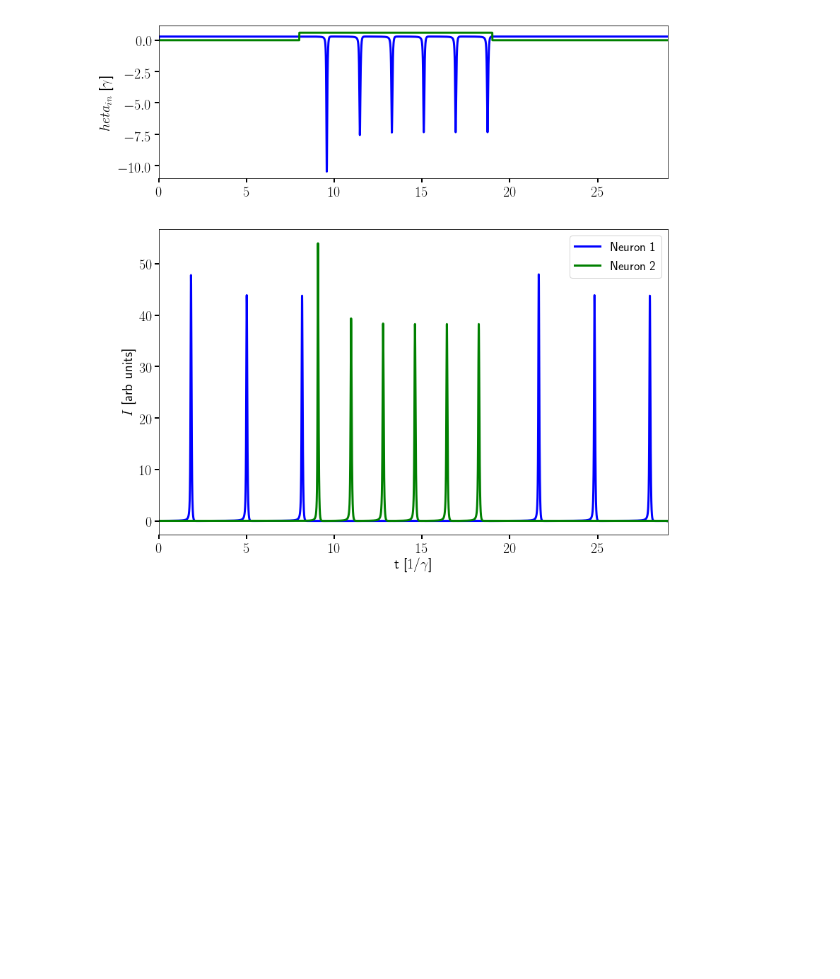
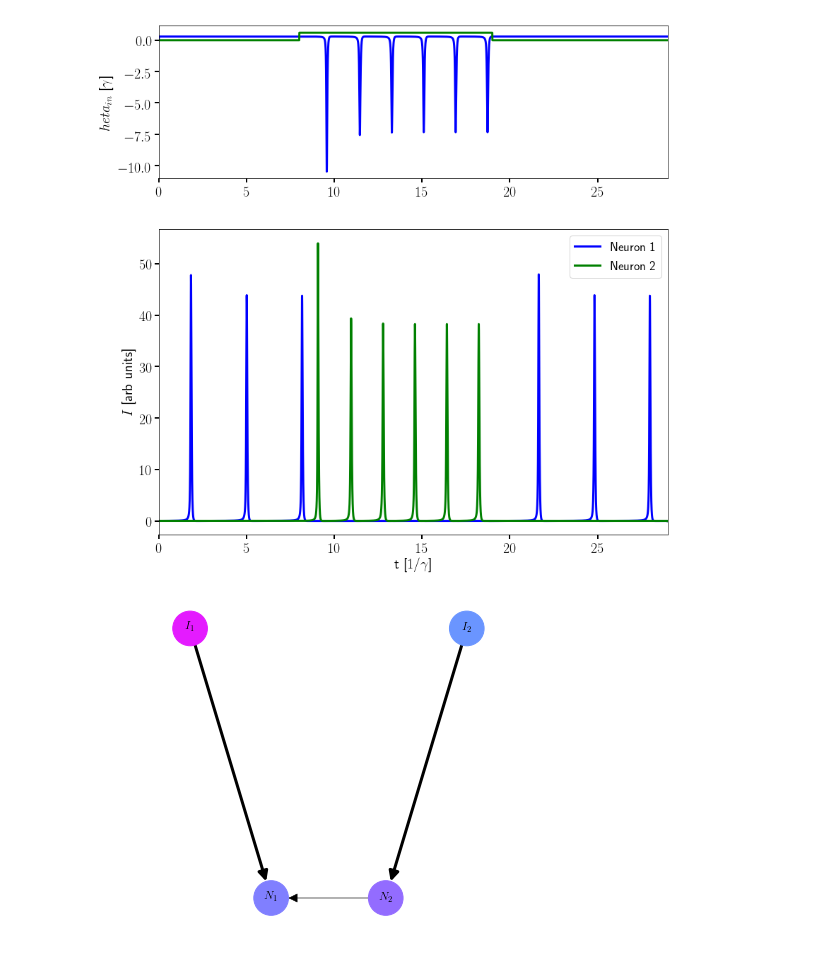
Before and after one commit to jabbate7/PhotonicNeuronSimulator, a Jupyter notebook: Network_plots.ipynb, the cells around one changed output. Cells and saved outputs as stored; diff of their text form; code cells hidden in the pictures; blank space fills up the shorter version.

```diff
--- a/Network_plots.ipynb
+++ b/Network_plots.ipynb
@@ -175,3 +179,7 @@ ax1.legend()
 # %% [output]
 <matplotlib.legend.Legend at 0x...>
 [figure]
+# %%
+network2.visualize()
+# %% [output]
+[figure, added]
```
Also changed, not shown: parts of 4 cells of this notebook, 1 other file.
